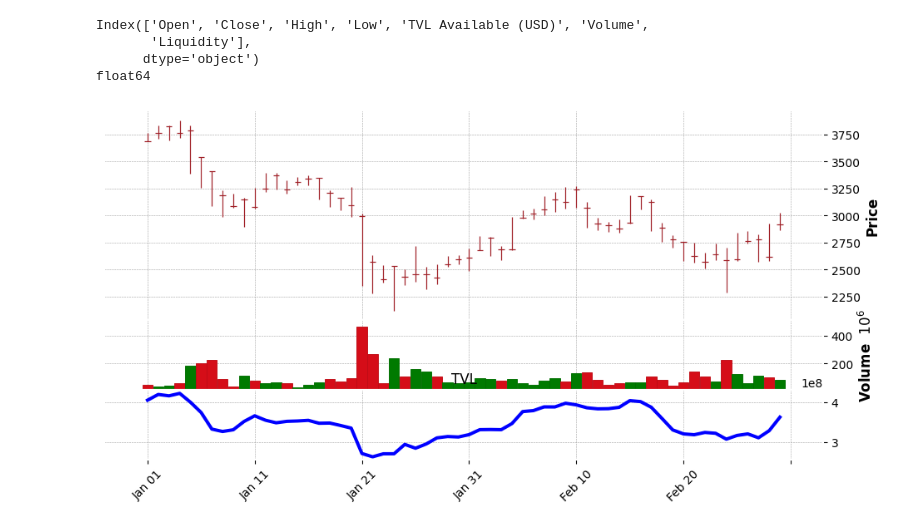
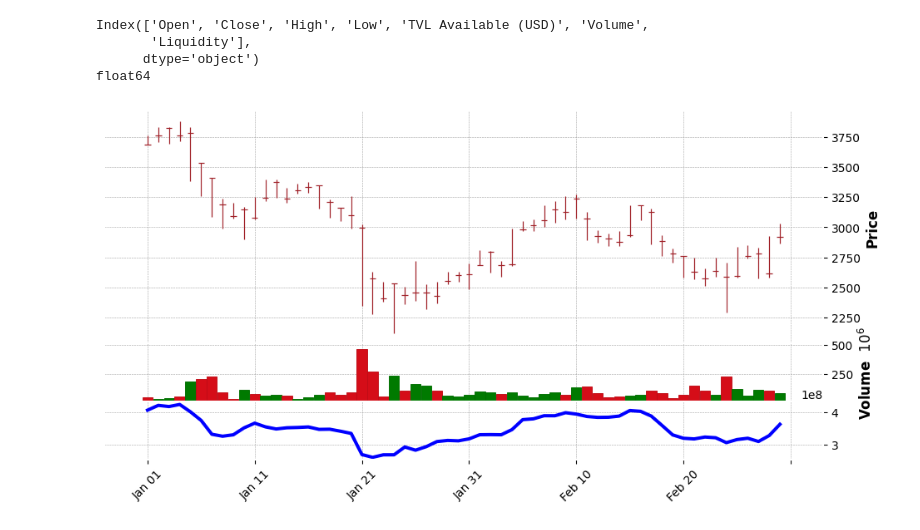
Before and after one commit to ethaker/cs194_finalproject, a Jupyter notebook: Uniswap_Spread_Data.ipynb, the cells around one changed output. Saved outputs shown, nothing was run; the diff lists cells and outputs as text; code cells hidden in the pictures.

Commit message:
finished uniswap candlestick charts

```diff
--- a/Uniswap_Spread_Data.ipynb
+++ b/Uniswap_Spread_Data.ipynb
@@ -98,24 +98,25 @@ float64
 # %%
 # Create Candlestick Plot
 # Install dependency in terminal: pip install mplfinance (in the directory that you are running this notebook in)
 s = mpf.make_mpf_style(
     base_mpf_style='yahoo',
     rc={
         'axes.labelsize': 2,
         'xtick.labelsize': 7,
         'ytick.labelsize': 7
     }
 )
 
 mpf.plot(
     uniswap_candlestick,
     type='candle',
     style='charles',
     figsize=(12, 6),
     volume=True,
     addplot=[
-        mpf.make_addplot(uniswap_candlestick["TVL Available (USD)"], panel=2, color='blue')],
-    panel_ratios=(3,1)
+        mpf.make_addplot(uniswap_candlestick["TVL Available (USD)"], panel=2, color='blue')
+        ],
+    panel_ratios=(4, 1)
 )
 # %% [output]
-[figure, old version]
+[figure, new version]
```
